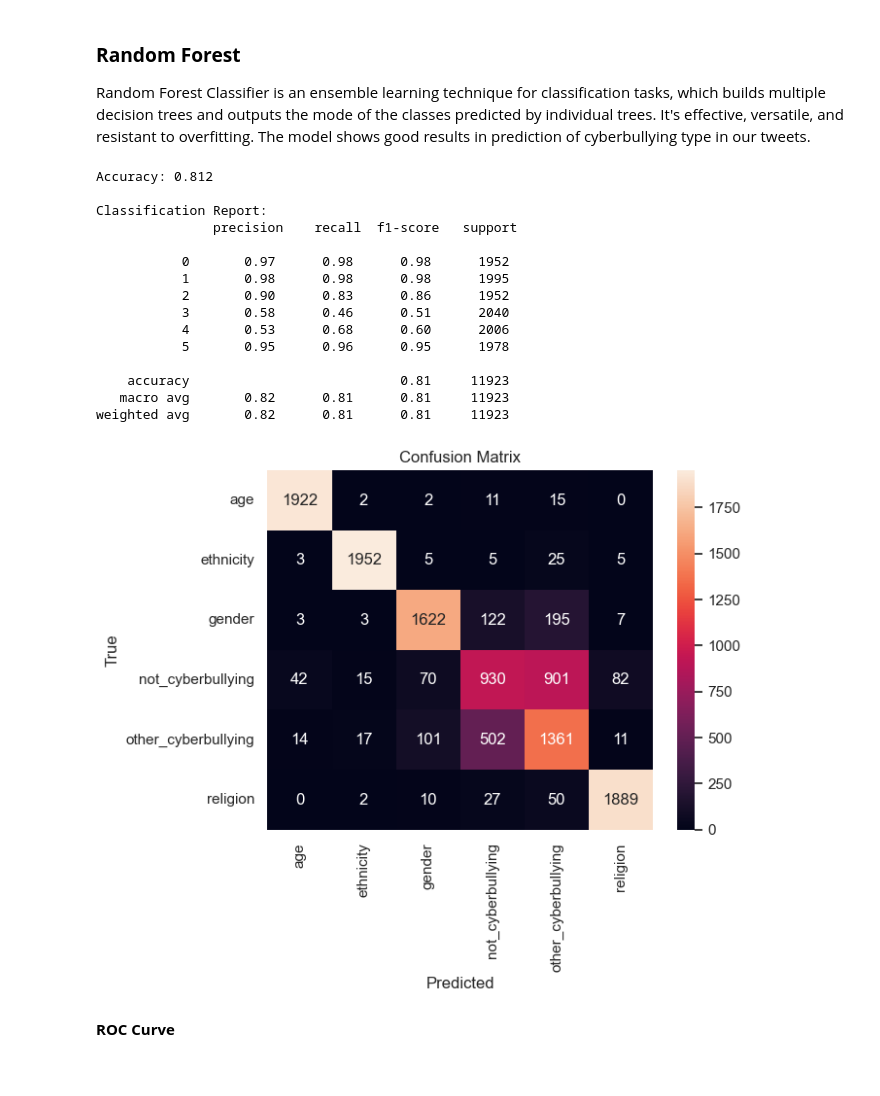
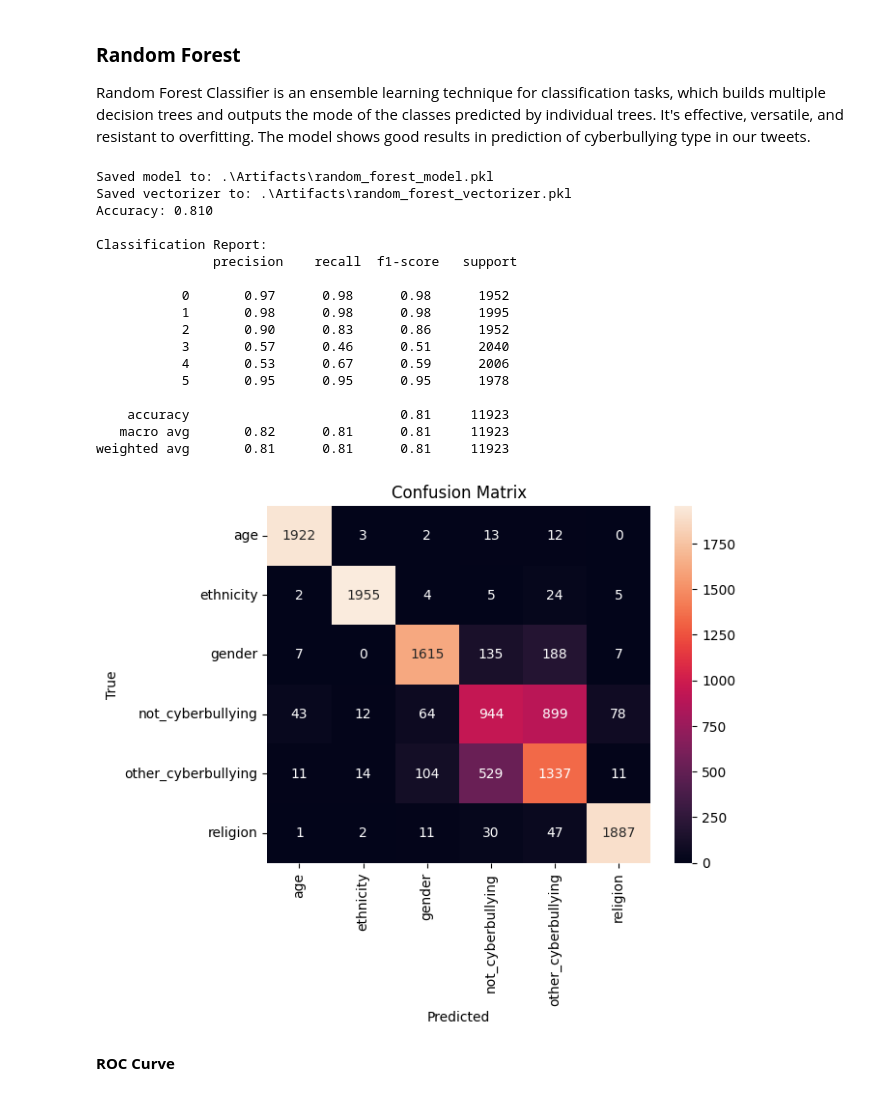
Before and after one commit to donkey-king-kong/CSCI-4907-NLU, a Jupyter notebook: Code/Full Source Code.ipynb, the cells around one changed output. Drawn from its saved outputs; the diff is of its cells as text; code cells hidden in the pictures.

Commit message:
Update: Updated Random Forest Artifacts

```diff
--- a/Code/Full Source Code.ipynb
+++ b/Code/Full Source Code.ipynb
@@ -916,26 +916,34 @@ Random Forest Classifier is an ensemble learning technique for classification ta
 # %%
 from sklearn.ensemble import RandomForestClassifier
 
 # Initialize Random Forest Classifier model pass it to the Classifier function
 model=RandomForestClassifier()
-Classifier(model)
+
+rf_model, rf_vectorizer, rf_y_pred = Classifier(
+    model=RandomForestClassifier(random_state=5),
+    mode="train",
+    model_path=r".\Artifacts\random_forest_model.pkl",
+    vectorizer_path=r".\Artifacts\random_forest_vectorizer.pkl"
+)
 # %% [output]
-Accuracy: 0.812
+Saved model to: .\Artifacts\random_forest_model.pkl
+Saved vectorizer to: .\Artifacts\random_forest_vectorizer.pkl
+Accuracy: 0.810
 
 Classification Report:
                precision    recall  f1-score   support
 
            0       0.97      0.98      0.98      1952
            1       0.98      0.98      0.98      1995
            2       0.90      0.83      0.86      1952
-           3       0.58      0.46      0.51      2040
-           4       0.53      0.68      0.60      2006
-           5       0.95      0.96      0.95      1978
+           3       0.57      0.46      0.51      2040
+           4       0.53      0.67      0.59      2006
+           5       0.95      0.95      0.95      1978
 
     accuracy                           0.81     11923
    macro avg       0.82      0.81      0.81     11923
-weighted avg       0.82      0.81      0.81     11923
+weighted avg       0.81      0.81      0.81     11923
-[figure, old version]
+[figure, new version]
 # %% [markdown]
 **ROC Curve**
 # %%
```
